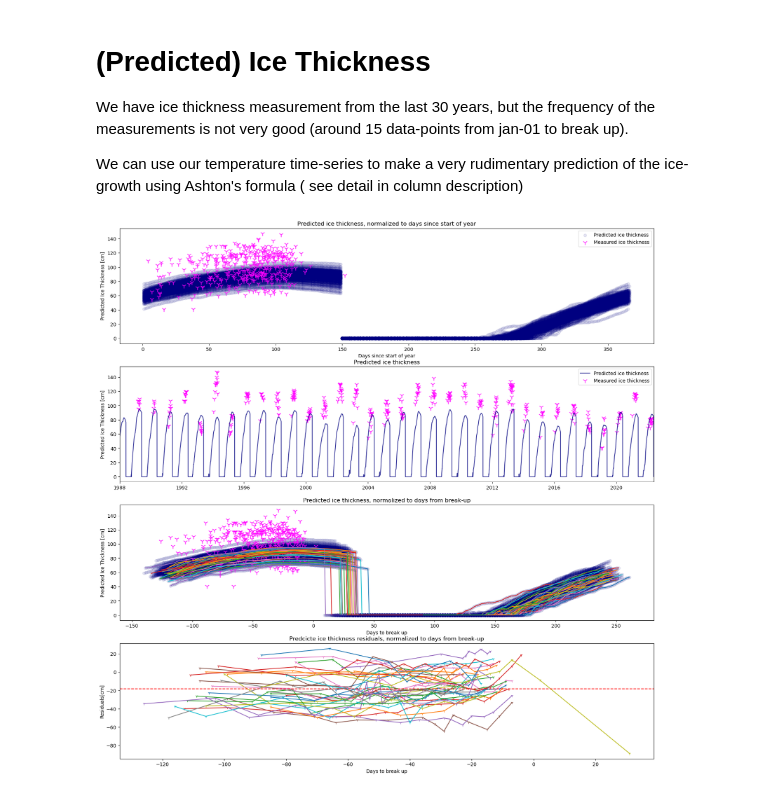
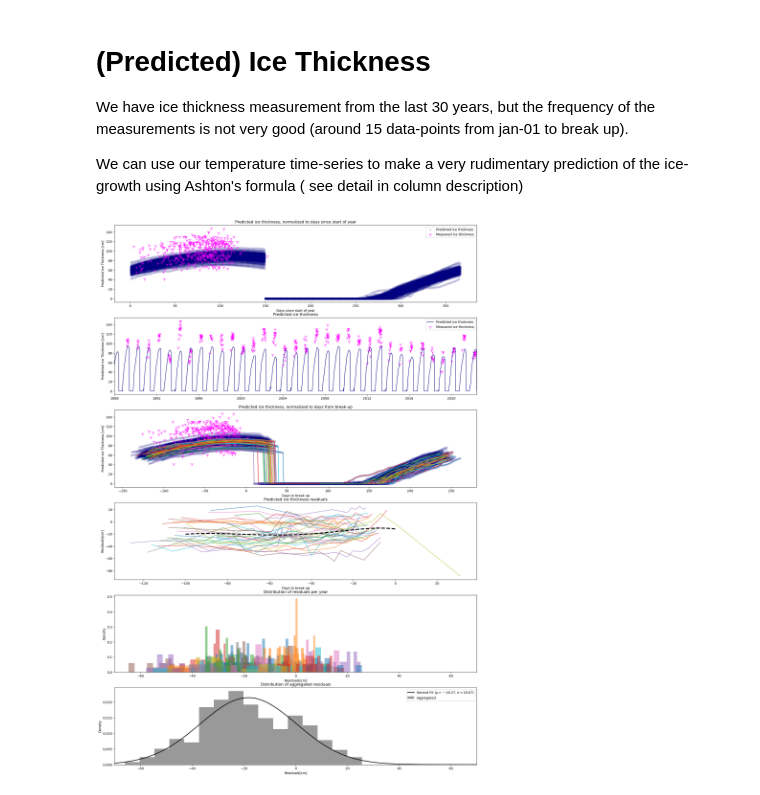
Before and after one commit to iceclassic/sandbox, a Jupyter notebook: content/PreProcessing.ipynb, the cells around one changed output. Saved outputs shown, nothing was run; the diff lists cells and outputs as text; code cells hidden in the pictures.

Commit message:
added distribution of residuals

```diff
--- a/content/PreProcessing.ipynb
+++ b/content/PreProcessing.ipynb
@@ -113,7 +119,7 @@ We have ice thickness measurement from the last 30 years, but the frequency of t
 
 We can use our temperature time-series to make a very rudimentary prediction of the ice-growth using Ashton's formula ( see detail in column description)
 # %%
-fig, ax = plt.subplots(4, 1, figsize=(20, 20))
+fig, ax = plt.subplots(6, 1, figsize=(20, 30))
 ax[0].scatter(Data['Days since start of year'],Data['Predicted ice thickness [m]']*100, color="navy", alpha=0.1, label='Predicted ice thickness')
 ax[0].scatter(Data['Days since start of year'],Data["IceThickness [cm]"], color="magenta", alpha=0.8, label='Measured ice thickness',marker='1',s=100)
 ax[0].set_ylabel('Predicted Ice Thickness [cm]')
@@ -131,35 +137,60 @@ ax[1].set_title('Predicted ice thickness')
 
 ax[2].scatter(Data['Days until break up'],Data['Predicted ice thickness [m]']*100, color="navy", alpha=0.1, label='Predicted ice thickness')
 ax[2].scatter(Data['Days until break up'],Data["IceThickness [cm]"], color="magenta", alpha=0.8, label='Measured ice thickness',marker='1',s=100)
 
 for year in Data[Data['IceThickness [cm]'].notna()].index.year.unique():
     year_data = Data[Data.index.year == year]
     ax[2].plot(year_data['Days until break up'], year_data['Predicted ice thickness [m]']*100, label=str(year))
 ax[2].set_ylabel('Predicted Ice Thickness [cm]')
 ax[2].set_xlabel('Days to break up')
 ax[2].set_title('Predicted ice thickness, normalized to days from break-up')
 #ax[2].legend()
 
 
 
 
 
 filtered_data = Data.dropna(subset=['Predicted ice thickness [m]', 'IceThickness [cm]']).copy()
 filtered_data['Residuals'] = filtered_data['Predicted ice thickness [m]'] * 100 - filtered_data['IceThickness [cm]']
 
 
 for year in filtered_data.index.year.unique():
     year_data = filtered_data[filtered_data.index.year == year]
-    ax[3].plot(year_data['Days until break up'],year_data['Residuals'], marker='1', label=str(year))
-mean_difference = filtered_data['Residuals'].mean()
-ax[3].axhline(mean_difference, color='red', linestyle='--', label=f'Mean Difference: {mean_difference:.2f}')
+    ax[3].plot(year_data['Days until break up'],year_data['Residuals'], marker=',', label=str(year),alpha=0.7)
+n_degree=5
+coefficients = np.polyfit(filtered_data['Days until break up'], filtered_data['Residuals'],n_degree)
+polynomial = np.poly1d(coefficients)
+x_fit = np.linspace(-100,0,120)
+y_fit = polynomial(x_fit)
+ax[3].plot(x_fit, y_fit, color='k', label=f'Polynomial Fit (degree={n_degree}',linestyle='--',linewidth=3)
 ax[3].set_ylabel('Residuals[cm]')
 ax[3].set_xlabel('Days to break up')
-ax[3].set_title('Predcicte ice thickness residuals, normalized to days from break-up')
+ax[3].set_title('Predicted ice thickness residuals')
 #ax[3].legend()
 
+for year in filtered_data.index.year.unique():
+    year_data = filtered_data[filtered_data.index.year == year]
+    ax[4].hist(year_data['Residuals'], bins=15,density=True, alpha=0.5, label=f'Year {year}')
 
+ax[4].set_xlabel('Residuals[cm]')
+ax[4].set_ylabel('Density')
+ax[4].set_title('Distribution of residuals per year')
+ax[4].set_xlim([-70,70])
+
+
+mu, std = norm.fit(aggregated_data)
+x = np.linspace(-70,70, 140)
+p = norm.pdf(x, mu, std)
+ax[5].plot(x, p, 'k', linewidth=2, label=f'Normal Fit ($\mu={mu:.2f}$, $\sigma={std:.2f}$)')
+
+
+ax[5].hist(aggregated_data, bins=20,density=True, alpha=0.4,color='k', label='Aggregated ')
+ax[5].set_xlabel('Residuals[cm]')
+ax[5].set_ylabel('Density')
+ax[5].set_title('Distribution of aggregated residuals')
+ax[5].legend()
+ax[5].set_xlim([-70,70])
 # Show plot
 plt.show()
 # %% [output]
-[figure, old version]
+[figure, new version]
```
Also changed, not shown: parts of 2 cells of this notebook.
